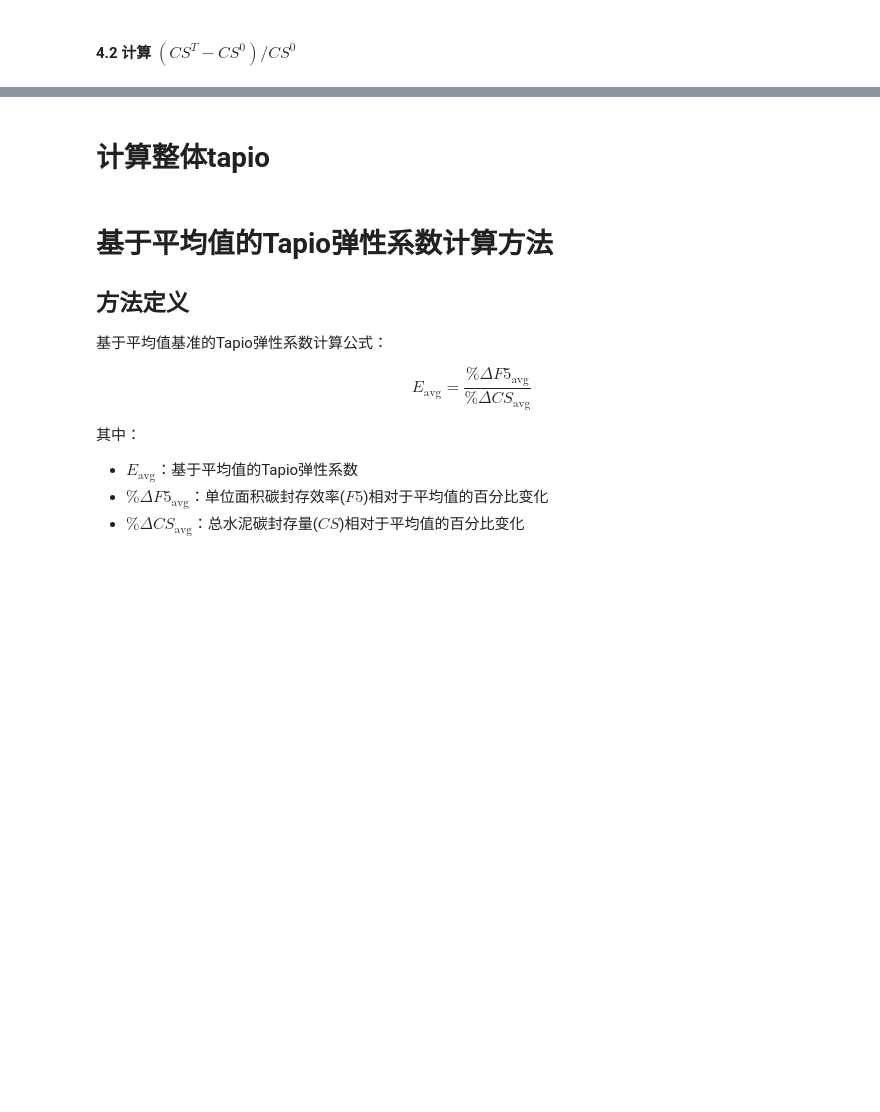
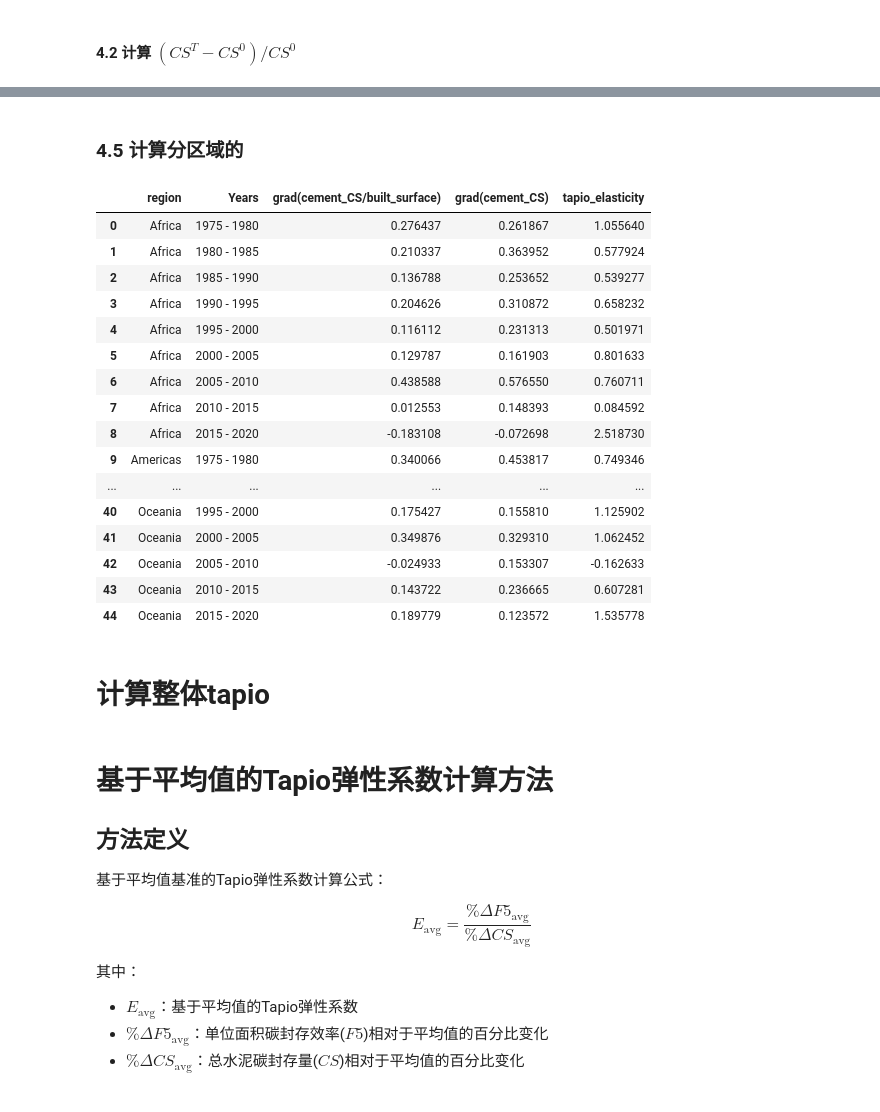
Before and after one commit to brwei01/Cement_LMDI, a Jupyter notebook: Processor_CFP_APC.ipynb, the cells around one changed output, grey strips where cells are left out. Saved outputs shown, nothing was run; the diff lists cells and outputs as text; code cells hidden in the pictures; blank space fills up the shorter version.

```diff
--- a/Processor_CFP_APC.ipynb
+++ b/Processor_CFP_APC.ipynb
@@ -731,3 +733,80 @@ Tapio_results_df
+# %% [markdown]
+### 4.5 计算分区域的
+# %%
+def calc_grad(attr, df):
+    res = []
+    for region, region_df in df.groupby('region'):
+        region_df = region_df.sort_values('Year')
+
+        if len(region_df) < 2:
+            continue
+
+        for idx in range(1, len(region_df)):
+            current_row = region_df.iloc[idx]  # current interval
+            previous_row = region_df.iloc[idx-1]  # previous interval
+
+            current_val = current_row[attr]
+            previous_val = previous_row[attr]
+
+            # Handle division by zero
+            if previous_val == 0:
+                if current_val > 0:
+                    grad = np.inf
+                elif current_val < 0:
+                    grad = -np.inf
+                else:
+                    grad = 0  # 0/0 case
+            else:
+                grad = (current_val - previous_val) / previous_val
+
+            res.append({
+                'region': region,
+                'Interval': f"{idx}",
+                'Years': f"{previous_row['Year']} - {current_row['Year']}",
+                f'grad({attr})': grad
+            })
+
+    return pd.DataFrame(res)
+
+region_factors_df = pd.read_csv('Data1/results/Factors_by_Region_and_Year_5yrs_interval.csv')
+
+region_C5_grad_results = calc_grad("cement_CS/built_surface", region_factors_df)
+region_CS_grad_results = calc_grad("cement_CS", region_factors_df)
+
+# Then merge them (this part needs adjustment based on your actual metrics)
+Tapio_results_df = pd.merge(
+    region_C5_grad_results,
+    region_CS_grad_results,
+    on=['region', 'Interval', 'Years'],
+    how='inner'
+)
+
+# Select needed columns
+Region_Tapio_results_df = Tapio_results_df[['region', 'Years', 'grad(cement_CS/built_surface)', 'grad(cement_CS)']]
+
+# Calculate Tapio elasticity
+Region_Tapio_results_df["tapio_elasticity"] = Tapio_results_df["grad(cement_CS/built_surface)"] / Tapio_results_df["grad(cement_CS)"]
+
+Region_Tapio_results_df.to_csv('Data1/results/Region_C5_CS_Tapio_results_5_yrs_interval.csv', index=False)
+Region_Tapio_results_df
+# %% [output]
+|  | region | Years | grad(cement_CS/built_surface) | grad(cement_CS) | tapio_elasticity |
+| 0 | Africa | 1975 - 1980 | 0.276437 | 0.261867 | 1.055640 |
+| 1 | Africa | 1980 - 1985 | 0.210337 | 0.363952 | 0.577924 |
+| 2 | Africa | 1985 - 1990 | 0.136788 | 0.253652 | 0.539277 |
+| 3 | Africa | 1990 - 1995 | 0.204626 | 0.310872 | 0.658232 |
+| 4 | Africa | 1995 - 2000 | 0.116112 | 0.231313 | 0.501971 |
+| 5 | Africa | 2000 - 2005 | 0.129787 | 0.161903 | 0.801633 |
+| 6 | Africa | 2005 - 2010 | 0.438588 | 0.576550 | 0.760711 |
+| 7 | Africa | 2010 - 2015 | 0.012553 | 0.148393 | 0.084592 |
+| 8 | Africa | 2015 - 2020 | -0.183108 | -0.072698 | 2.518730 |
+| 9 | Americas | 1975 - 1980 | 0.340066 | 0.453817 | 0.749346 |
+| ... | ... | ... | ... | ... | ... |
+| 40 | Oceania | 1995 - 2000 | 0.175427 | 0.155810 | 1.125902 |
+| 41 | Oceania | 2000 - 2005 | 0.349876 | 0.329310 | 1.062452 |
+| 42 | Oceania | 2005 - 2010 | -0.024933 | 0.153307 | -0.162633 |
+| 43 | Oceania | 2010 - 2015 | 0.143722 | 0.236665 | 0.607281 |
+| 44 | Oceania | 2015 - 2020 | 0.189779 | 0.123572 | 1.535778 |
 # %% [markdown]
 # 计算整体tapio
 # %% [markdown]
```
Also changed, not shown: parts of 11 cells of this notebook, 16 other files.
